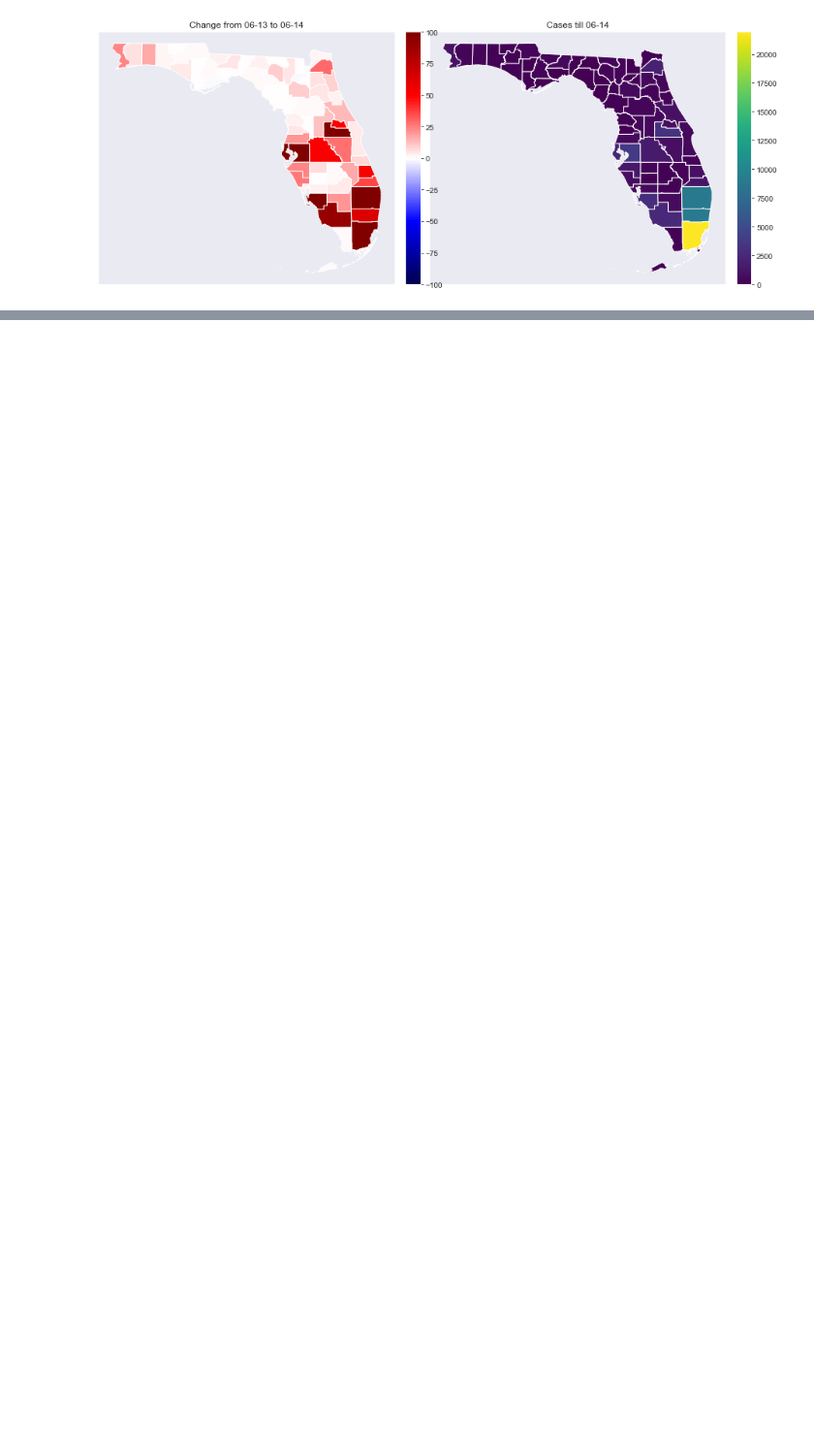
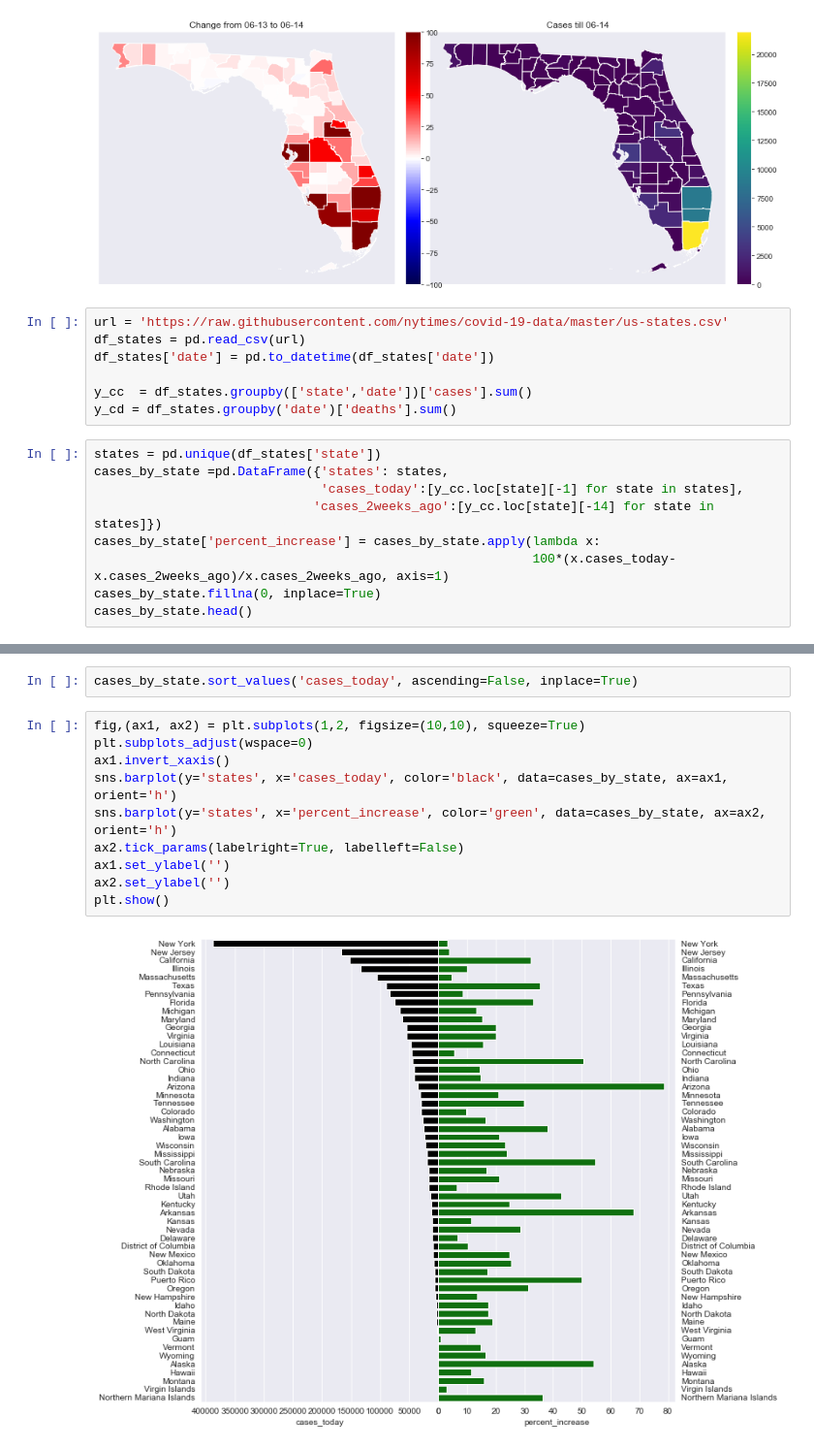
Before and after one commit to NikhilTilak/COVID19, a Jupyter notebook: Notebooks/covid19_visualizer.ipynb, the cells around one changed output, grey strips where cells are left out. Shown: that part at 97% size. Drawn from its saved outputs; the diff is of its cells as text; blank space fills up the shorter version.

```diff
--- a/Notebooks/covid19_visualizer.ipynb
+++ b/Notebooks/covid19_visualizer.ipynb
@@ -299,3 +315,19 @@ state_heatmap('Florida', start_date='2020-06-13')
 # %% [output]
 [figure]
 [figure]
+# %%
+url = 'https://raw.githubusercontent.com/nytimes/covid-19-data/master/us-states.csv'
+df_states = pd.read_csv(url)
+df_states['date'] = pd.to_datetime(df_states['date'])
+
+y_cc  = df_states.groupby(['state','date'])['cases'].sum()
+y_cd = df_states.groupby('date')['deaths'].sum()
+# %%
+states = pd.unique(df_states['state'])
+cases_by_state =pd.DataFrame({'states': states,
+                              'cases_today':[y_cc.loc[state][-1] for state in states],
+                             'cases_2weeks_ago':[y_cc.loc[state][-14] for state in states]})
+cases_by_state['percent_increase'] = cases_by_state.apply(lambda x:
+                                                          100*(x.cases_today-x.cases_2weeks_ago)/x.cases_2weeks_ago, axis=1)
+cases_by_state.fillna(0, inplace=True)
+cases_by_state.head()
@@ -301,0 +341,14 @@ state_heatmap('Florida', start_date='2020-06-13')
+# %%
+cases_by_state.sort_values('cases_today', ascending=False, inplace=True)
+# %%
+fig,(ax1, ax2) = plt.subplots(1,2, figsize=(10,10), squeeze=True)
+plt.subplots_adjust(wspace=0)
+ax1.invert_xaxis()
+sns.barplot(y='states', x='cases_today', color='black', data=cases_by_state, ax=ax1, orient='h')
+sns.barplot(y='states', x='percent_increase', color='green', data=cases_by_state, ax=ax2, orient='h')
+ax2.tick_params(labelright=True, labelleft=False)
+ax1.set_ylabel('')
+ax2.set_ylabel('')
+plt.show()
+# %% [output]
+[figure, added]
```
Also changed, not shown: parts of 4 cells of this notebook.
